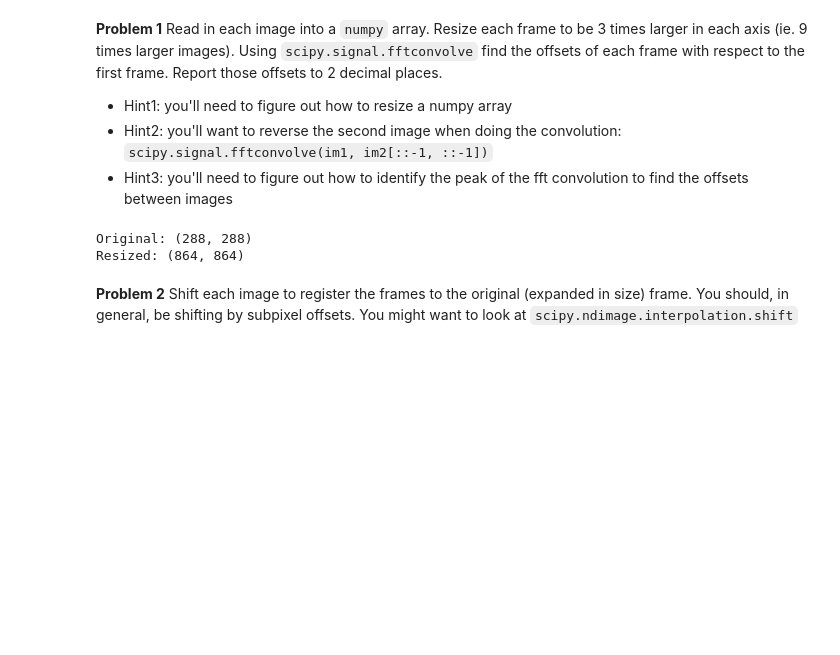
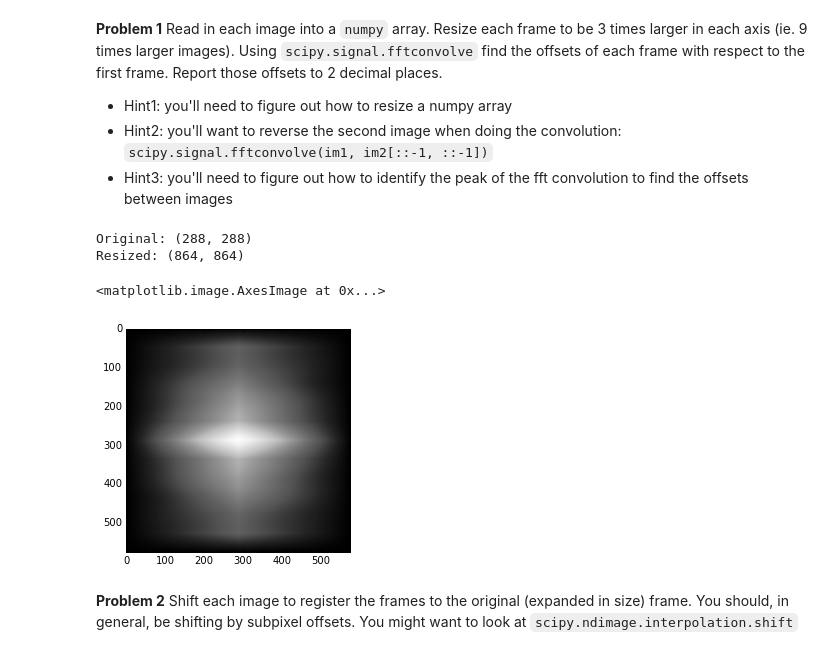
Before and after one commit to danlurie/py4sci_homework, a Jupyter notebook: hw_1/hw_1_assignment.ipynb, the cells around one changed output. Saved outputs shown, nothing was run; the diff lists cells and outputs as text; code cells hidden in the pictures; blank space fills up the shorter version.

```diff
--- a/hw_1/hw_1_assignment.ipynb
+++ b/hw_1/hw_1_assignment.ipynb
@@ -97,3 +98,10 @@ print('Resized: '+str(img_store[0]['3x'].shape[0:-1]))
 # %% [output]
 Original: (288, 288)
 Resized: (864, 864)
+# %%
+autocorr = fftconvolve(img_store[0]['orig'], img_store[1]['orig'][::-1, ::-1])
+# %%
+plt.imshow(autocorr[:,:,0], cmap='Greys_r')
+# %% [output]
+<matplotlib.image.AxesImage at 0x...>
+[figure, added]
```
Also changed, not shown: parts of 3 cells of this notebook.
